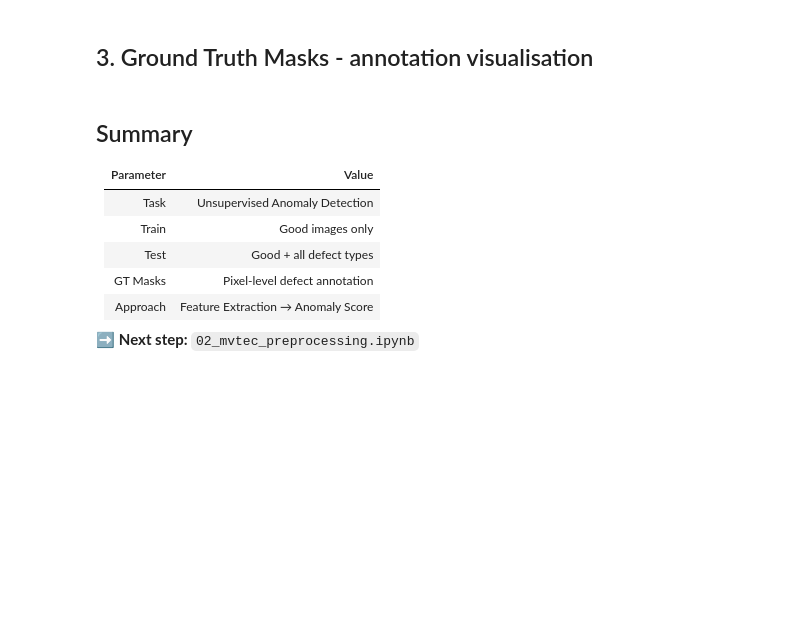
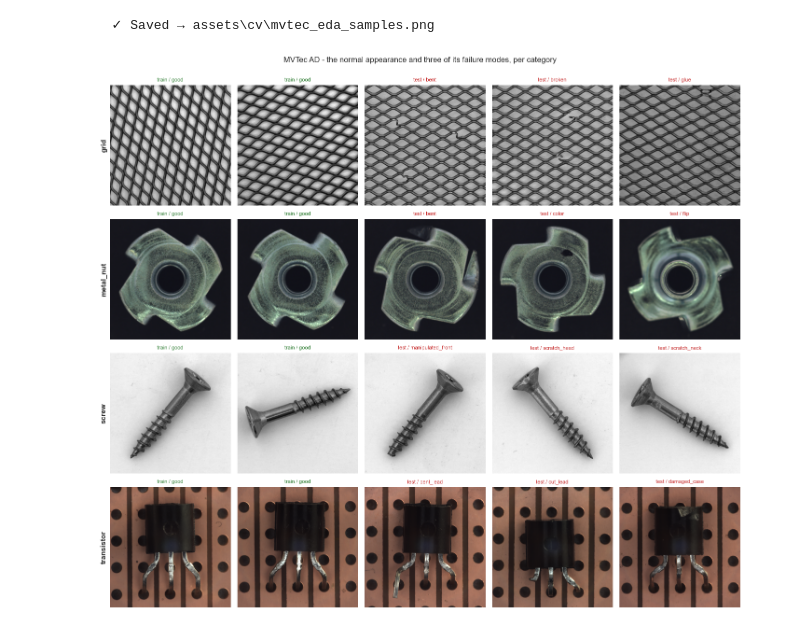
Before and after one commit to sergey-kasatov/arkon-manufacturing-ai, a Jupyter notebook: notebooks/03_cv/03_mvtec_anomaly/01_mvtec_eda.ipynb, the cells around one changed output. Saved outputs shown, nothing was run; the diff lists cells and outputs as text; code cells hidden in the pictures; blank space fills up the shorter version.

```diff
--- a/notebooks/03_cv/03_mvtec_anomaly/01_mvtec_eda.ipynb
+++ b/notebooks/03_cv/03_mvtec_anomaly/01_mvtec_eda.ipynb
@@ -70,25 +177,24 @@ print(summary.to_string(index=False))
 # %%
-fig, axes = plt.subplots(len(CATEGORIES), 5, figsize=(16, 4*len(CATEGORIES)))
-for row, cat in enumerate(CATEGORIES):
-    cat_dir = DATA_DIR / cat
-    # Col 0-1: train/good
-    good_imgs = sorted((cat_dir/'train'/'good').glob('*.png'))[:2]
-    for col, img_path in enumerate(good_imgs):
-        axes[row][col].imshow(Image.open(img_path))
-        axes[row][col].set_title('good', color='green', fontsize=8)
-        axes[row][col].axis('off')
-    # Col 2-4: test defects
-    test_defects = [d for d in (cat_dir/'test').iterdir() if d.is_dir() and d.name != 'good']
-    for col, defect_dir in zip(range(2, 5), test_defects):
-        imgs = list(defect_dir.glob('*.png'))
-        if imgs:
-            axes[row][col].imshow(Image.open(imgs[0]))
-            axes[row][col].set_title(defect_dir.name, color='red', fontsize=8)
-        axes[row][col].axis('off')
-    axes[row][0].set_ylabel(cat, fontsize=10, fontweight='bold')
-plt.suptitle('MVTec AD - Good vs Defective Samples', y=1.01)
-plt.tight_layout()
-save_figure(fig, 'cv_mvtec_plot_1', subfolder='cv/mvtec')
+fig, axes = plt.subplots(len(CATEGORIES), 5, figsize=(14, 3.0 * len(CATEGORIES)))
+for row, category in enumerate(CATEGORIES):
+    root = RAW_DIR / category
+    good = sorted((root / 'train' / 'good').glob('*.png'))[:2]
+    for column, path in enumerate(good):
+        axes[row][column].imshow(Image.open(path), cmap='gray')
+        axes[row][column].set_title('train / good', fontsize=8, color='#2e7d32')
+    defects = sorted(d for d in (root / 'test').iterdir() if d.is_dir() and d.name != 'good')[:3]
+    for column, folder in zip(range(2, 5), defects):
+        axes[row][column].imshow(Image.open(sorted(folder.glob('*.png'))[0]), cmap='gray')
+        axes[row][column].set_title(f'test / {folder.name}', fontsize=8, color='#c62828')
+    for axis in axes[row]:
+        axis.set_xticks([])
+        axis.set_yticks([])
+    axes[row][0].set_ylabel(category, fontsize=11, fontweight='bold')
+fig.suptitle('MVTec AD - the normal appearance and three of its failure modes, per category',
+             y=1.001)
+fig.tight_layout()
+save_figure(fig, 'mvtec_eda_samples', subfolder=ASSETS)
 plt.show()
+# %% [output]
+  ✓ Saved → assets\cv\mvtec_eda_samples.png
+[figure, added]
-# %% [markdown]
-## 3. Ground Truth Masks - annotation visualisation
@@ -117,12 +200,0 @@ plt.show()
-# %% [markdown]
-## Summary
-
-| Parameter | Value |
-|---|---|
-| Task | Unsupervised Anomaly Detection |
-| Train | Good images only |
-| Test | Good + all defect types |
-| GT Masks | Pixel-level defect annotation |
-| Approach | Feature Extraction → Anomaly Score |
-
-➡️ **Next step:** `02_mvtec_preprocessing.ipynb`
```
Also changed, not shown: parts of 30 cells of this notebook, 12 other files.
